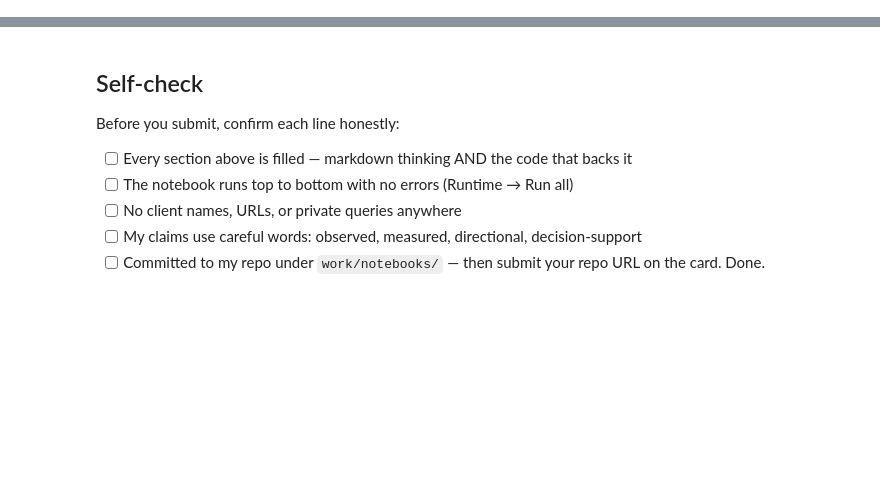
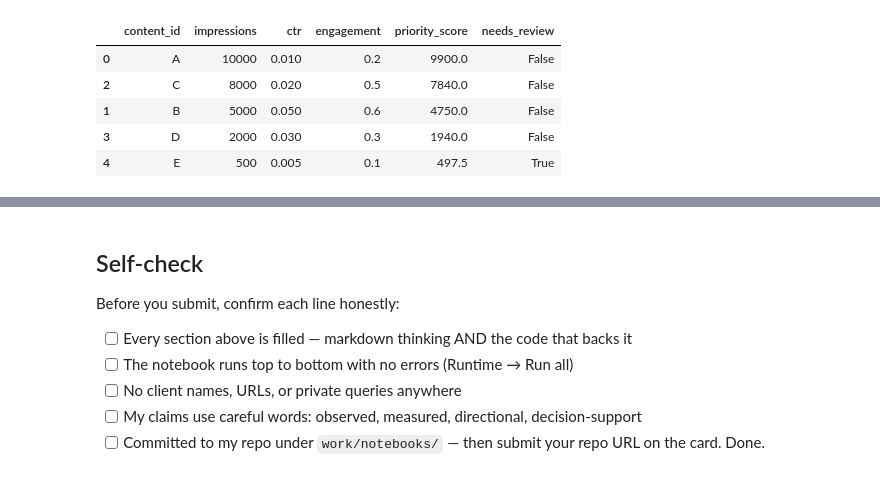
Before and after one commit to abubakarshahid439/ABUBAKAR.flyrank-ml-internship, a Jupyter notebook: work/notebooks/w07_action_playbook.ipynb, the cells around one changed output, grey strips where cells are left out. Drawn from its saved outputs; the diff is of its cells as text; code cells hidden in the pictures; blank space fills up the shorter version.

```diff
--- a/work/notebooks/w07_action_playbook.ipynb
+++ b/work/notebooks/w07_action_playbook.ipynb
@@ -43,0 +101,11 @@ This skeleton is yours to fill. Work the sections **in order** — each one has
+# %%
+# Example check: flag risky low-data rows
+df["needs_review"] = df["impressions"] < 1000
+df
+# %% [output]
+|  | content_id | impressions | ctr | engagement | priority_score | needs_review |
+| 0 | A | 10000 | 0.010 | 0.2 | 9900.0 | False |
+| 2 | C | 8000 | 0.020 | 0.5 | 7840.0 | False |
+| 1 | B | 5000 | 0.050 | 0.6 | 4750.0 | False |
+| 3 | D | 2000 | 0.030 | 0.3 | 1940.0 | False |
+| 4 | E | 500 | 0.005 | 0.1 | 497.5 | True |
```
Also changed, not shown: parts of 20 cells of this notebook.
